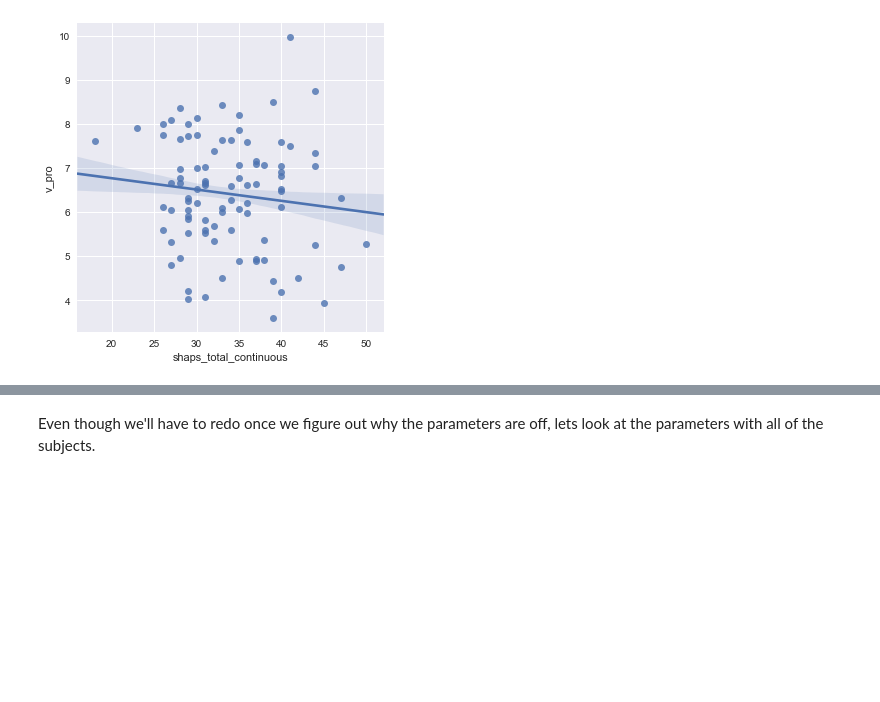
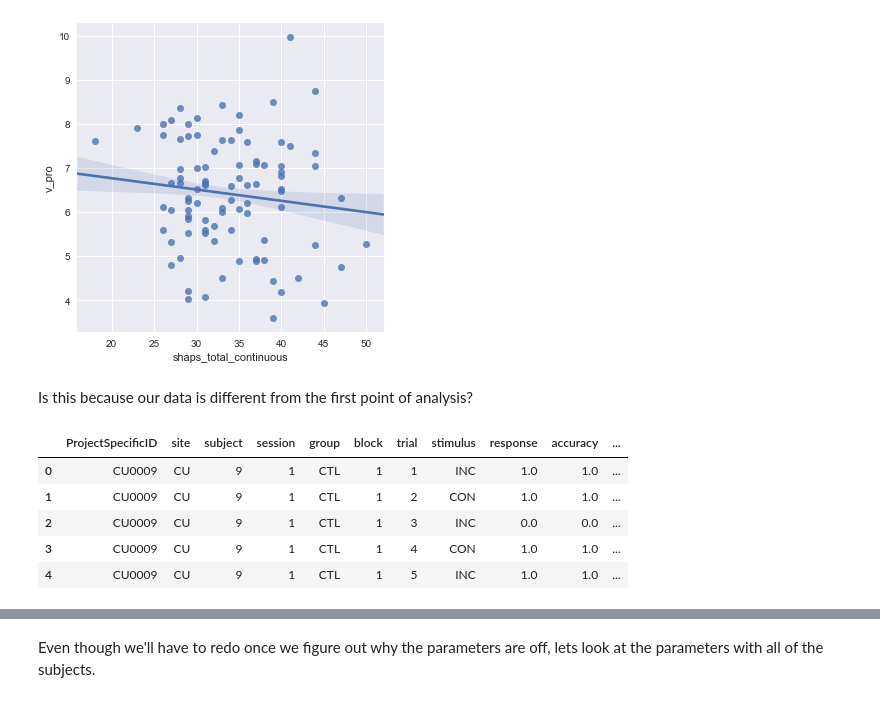
Before and after one commit to vlawlor/EMBARC-Flanker, a Jupyter notebook: run_depressed_2017_Parallel.ipynb, the cells around one changed output, grey strips where cells are left out. Saved outputs shown, nothing was run; the diff lists cells and outputs as text; code cells hidden in the pictures; blank space fills up the shorter version.

Commit message:
checks that we have the same data as tw

```diff
--- a/run_depressed_2017_Parallel.ipynb
+++ b/run_depressed_2017_Parallel.ipynb
@@ -185,3 +246,19 @@ executive_shaps = sns.lmplot(y = 'v_anti', x = 'shaps_total_continuous', data =
 prepotent_shaps = sns.lmplot(y = 'v_pro', x = 'shaps_total_continuous', data = data_tw_peeps[data_tw_peeps['feasibility'] == 'MDD'], ci=68)
 # %% [output]
 [figure]
+# %% [markdown]
+Is this because our data is different from the first point of analysis?
+# %%
+ours_to_compare = pd.read_csv('/Users/mlm2/Work/Expts/EMBARC/Data/Flanker/to_compare/ours_to_compare.csv')
+tw_to_compare = pd.read_csv('/Users/mlm2/Work/Expts/EMBARC/Data/Flanker/to_compare/tw_to_compare.csv')
+# %%
+ours_to_compare = ours_to_compare[ours_to_compare.ProjectSpecificID.isin(old_ppl.subj_idx.unique())]
+# %%
+ours_to_compare.head()
+# %% [output]
+|  | ProjectSpecificID | site | subject | session | group | block | trial | stimulus | response | accuracy | ... |
+| 0 | CU0009 | CU | 9 | 1 | CTL | 1 | 1 | INC | 1.0 | 1.0 | ... |
+| 1 | CU0009 | CU | 9 | 1 | CTL | 1 | 2 | CON | 1.0 | 1.0 | ... |
+| 2 | CU0009 | CU | 9 | 1 | CTL | 1 | 3 | INC | 0.0 | 0.0 | ... |
+| 3 | CU0009 | CU | 9 | 1 | CTL | 1 | 4 | CON | 1.0 | 1.0 | ... |
+| 4 | CU0009 | CU | 9 | 1 | CTL | 1 | 5 | INC | 1.0 | 1.0 | ... |
```
Also changed, not shown: parts of 6 cells of this notebook.
